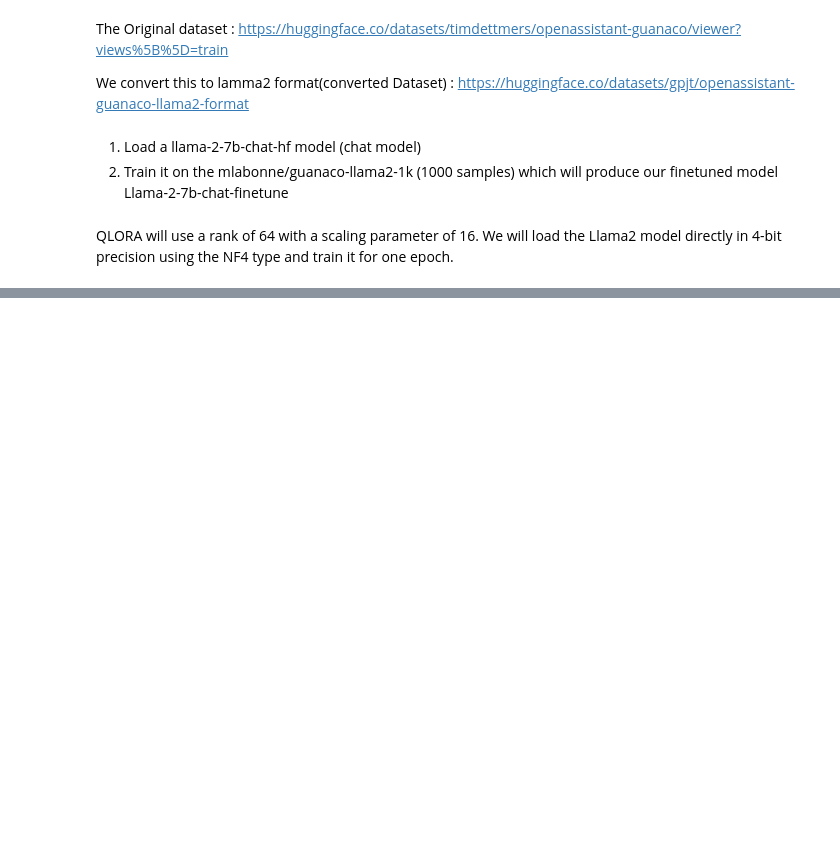
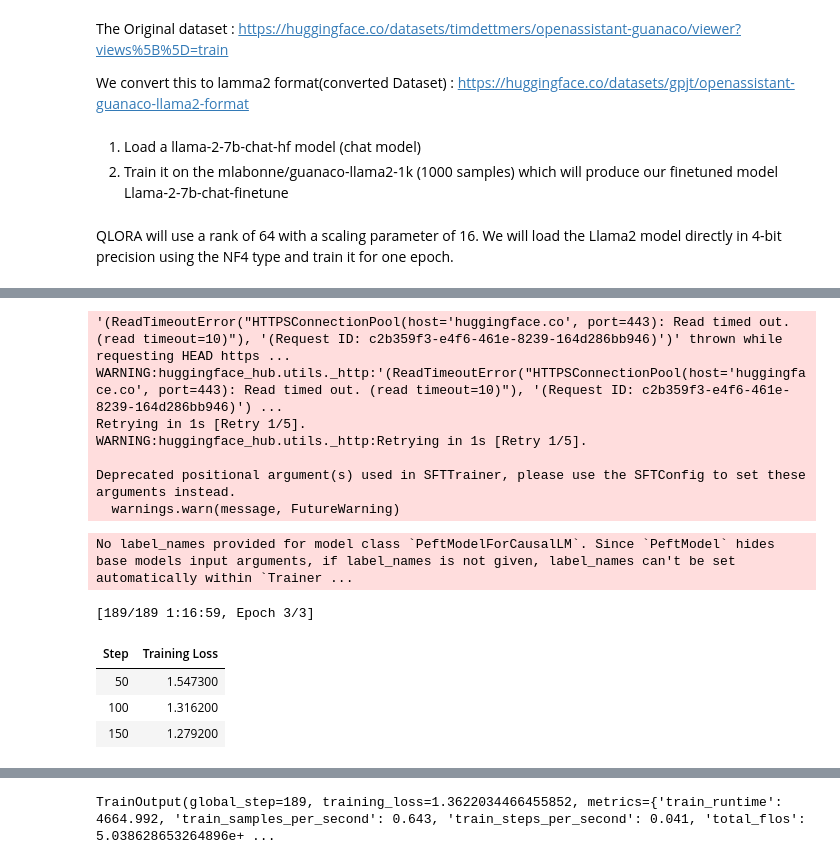
Before and after one commit to nilum2002/Fine-Tune-LLMs-, a Jupyter notebook: FineTuneLlama2.ipynb, the cells around one changed output, grey strips where cells are left out. Saved outputs shown, nothing was run; the diff lists cells and outputs as text; code cells hidden in the pictures; blank space fills up the shorter version.

```diff
--- a/FineTuneLlama2.ipynb
+++ b/FineTuneLlama2.ipynb
@@ -84,7 +102,7 @@ bnb_4bit_compute_dtype = torch.float16
 bnb_4bit_quant_type = "nf4"
 
 # active nested quamtization for 4 bit base models (double qi=untization)
-use_nested_quant = False
+use_nested_quant = True
 
 ##########################################################################
 # TrainingArgumentParameters
@@ -101,13 +119,13 @@ fp16 = False
 bf16 = False
 
 # batch size per GPU for Training
-per_device_train_batch_size = 4
+per_device_train_batch_size = 1
 
 # batch size per GPU for eveluvation
 per_device_eval_batch_size = 4
 
 # number of update steps to accumulate the gradients for
-gradient_accumulation_steps = 1
+gradient_accumulation_steps = 16
 
 # enable gradient checkpoints
 gradient_checkpointing = True
@@ -148,7 +166,7 @@ logging_steps = 25
 ##########################################################################
 
 # Maximum sequnce length to use
-max_seq_length = None
+max_seq_length = 1024
 
 # pack multiple short examples in the same input sequnce to increase efficiency
 packing = False
@@ -171,13 +191,14 @@ from transformers.utils import quantization_config
 dataset = load_dataset(dataset_name, split = "train")
 
 # load tokenizer and model with QLoRA configuration
-compute_dtype = getattr(torch, bnb_4bit_compute_dtype)
+# compute_dtype = getattr(torch, bnb_4bit_compute_dtype)
+compute_dtype = bnb_4bit_compute_dtype
 
 bnb_config = BitsAndBytesConfig(
     load_in_4bits = use_4bit,
     bnb_4bit_quant_type=bnb_4bit_quant_type,
     bnb_4bit_compute_dtype=bnb_4bit_compute_dtype,
-    bnb_4bit_use_double_quant=use_nested_quant
+    bnb_4bit_use_double_quant=use_nested_quant,
 )
 
 # check the GPU compatibility with bfloat16
@@ -203,47 +224,78 @@ tokenizer = AutoTokenizer.from_pretrained(model_name, trust_remote_code = True)
 tokenizer.pad_token = tokenizer.eos_token
 tokenizer.padding_side = "right" # fix weird overflow issue with fo16 training
 
 # Load Lora Configurations
 peft_config = LoraConfig(
     lora_alpha = lora_alpha,
     lora_dropout = lora_dropout,
     r = lora_r,
     bias = "none",
     task_type = "CAUSAL_LM"
 )
 
 # set training parameters
+# training_arguments = TrainingArguments(
+#     output_dir = output_dir,
+#     num_train_epochs = num_train_epochs,
+#     per_device_train_batch_size = per_device_train_batch_size,
+#     gradient_accumulation_steps = gradient_accumulation_steps,
+#     optim = optim,
+#     save_steps = save_step,
+#     logging_steps = logging_steps,
+#     learning_rate = learning_rate,
+#     weight_decay = weight_decay,
+#     fp16 = fp16,
+#     bf16=bf16,
+#     max_grad_norm = max_grad_norm,
+#     max_steps=max_steps,
+#     warmup_ratio = warmup_ratio,
+#     group_by_length = group_by_length,
+#     lr_scheduler_type = lr_scheduler_type,
+#     report_to = "tensorboard"
+# )
 training_arguments = TrainingArguments(
-    output_dir = output_dir,
-    num_train_epochs = num_train_epochs,
-    per_device_train_batch_size = per_device_train_batch_size,
-    gradient_accumulation_steps = gradient_accumulation_steps,
-    optim = optim,
-    save_steps = save_step,
-    logging_steps = logging_steps,
-    learning_rate = learning_rate,
-    weight_decay = weight_decay,
-    fp16 = fp16,
-    bf16=bf16,
-    max_grad_norm = max_grad_norm,
-    max_steps=max_steps,
-    warmup_ratio = warmup_ratio,
-    group_by_length = group_by_length,
-    lr_scheduler_type = lr_scheduler_type,
-    report_to = "tensorboard"
+    output_dir=output_dir,
+    num_train_epochs=3,
+    per_device_train_batch_size=1,
+    gradient_accumulation_steps=16,
+    optim="paged_adamw_32bit",
+    save_steps=1000,
+    logging_steps=50,
+    learning_rate=2e-4,
+    fp16=True,
+    bf16=False,
+    max_grad_norm=0.3,
+    warmup_ratio=0.03,
+    group_by_length=True,
+    report_to="tensorboard",
 )
+
 
 # set supervised fine tuning parameters
 trainer = SFTTrainer(
     model = model,
     train_dataset=dataset,
     peft_config=peft_config,
     dataset_text_field = "text",
     max_seq_length = max_seq_length,
     tokenizer = tokenizer,
     args = training_arguments,
     packing=packing,
 )
 
 # train model
 trainer.train()
+# %% [output]
+'(ReadTimeoutError("HTTPSConnectionPool(host='huggingface.co', port=443): Read timed out. (read timeout=10)"), '(Request ID: c2b359f3-e4f6-461e-8239-164d286bb946)')' thrown while requesting HEAD https ...
+WARNING:huggingface_hub.utils._http:'(ReadTimeoutError("HTTPSConnectionPool(host='huggingface.co', port=443): Read timed out. (read timeout=10)"), '(Request ID: c2b359f3-e4f6-461e-8239-164d286bb946)') ...
+Retrying in 1s [Retry 1/5].
+WARNING:huggingface_hub.utils._http:Retrying in 1s [Retry 1/5].
+
+Deprecated positional argument(s) used in SFTTrainer, please use the SFTConfig to set these arguments instead.
+  warnings.warn(message, FutureWarning)
+No label_names provided for model class `PeftModelForCausalLM`. Since `PeftModel` hides base models input arguments, if label_names is not given, label_names can't be set automatically within `Trainer ...
+[189/189 1:16:59, Epoch 3/3]
+| Step | Training Loss |
+| 50 | 1.547300 |
+| 100 | 1.316200 |
+| 150 | 1.279200 |
@@ -249,0 +314 @@ trainer.train()
+TrainOutput(global_step=189, training_loss=1.3622034466455852, metrics={'train_runtime': 4664.992, 'train_samples_per_second': 0.643, 'train_steps_per_second': 0.041, 'total_flos': 5.038628653264896e+ ...
```
Also changed, not shown: parts of 3 cells of this notebook.
